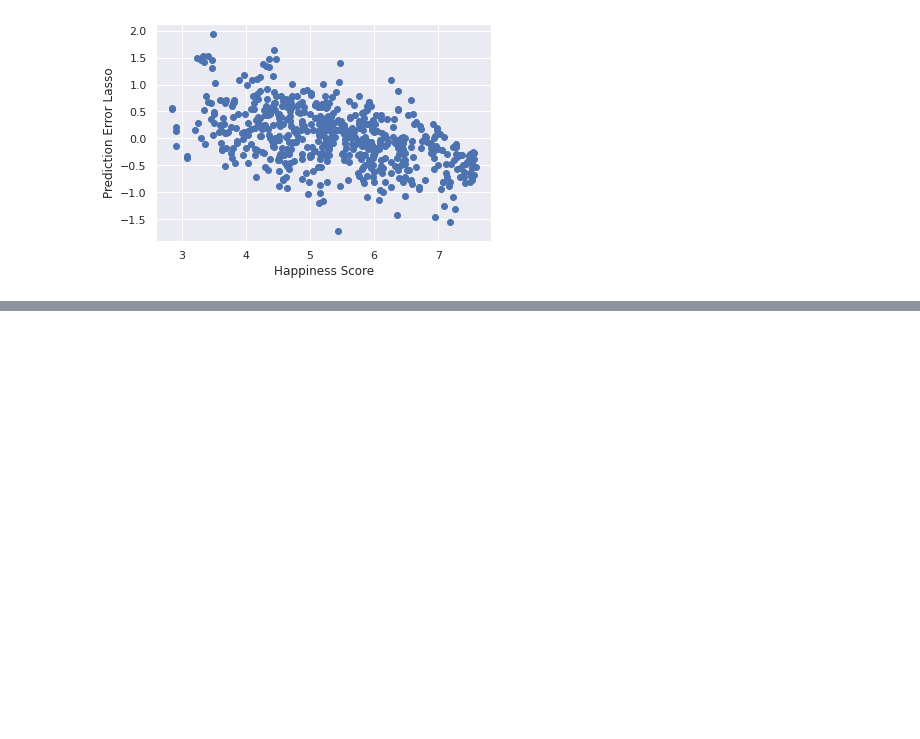
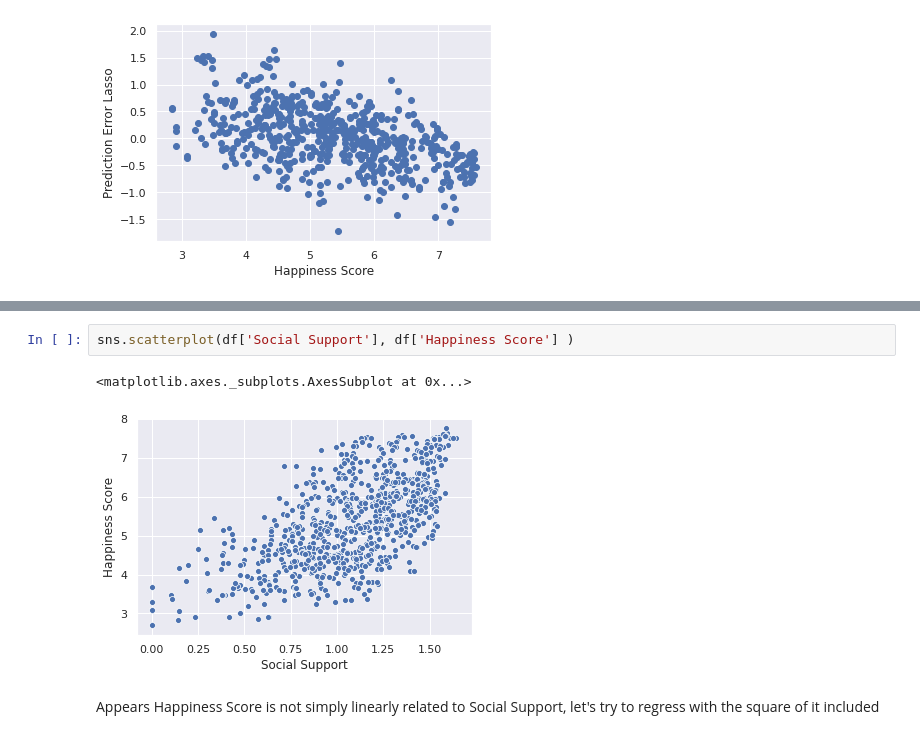
Before and after one commit to flikrama/UH-SPE-ML-Bootcamp-Team4-Project1, a Jupyter notebook: Project_1.ipynb, the cells around one changed output, grey strips where cells are left out. Cells and saved outputs as stored; diff of their text form; blank space fills up the shorter version.

```diff
--- a/Project_1.ipynb
+++ b/Project_1.ipynb
@@ -747,0 +758,7 @@ Text(0, 0.5, 'Prediction Error Lasso')
+# %%
+sns.scatterplot(df['Social Support'], df['Happiness Score'] )
+# %% [output]
+<matplotlib.axes._subplots.AxesSubplot at 0x...>
+[figure, added]
+# %% [markdown]
+Appears Happiness Score is not simply linearly related to Social Support, let's try to regress with the square of it included
```
Also changed, not shown: parts of 14 cells of this notebook.
